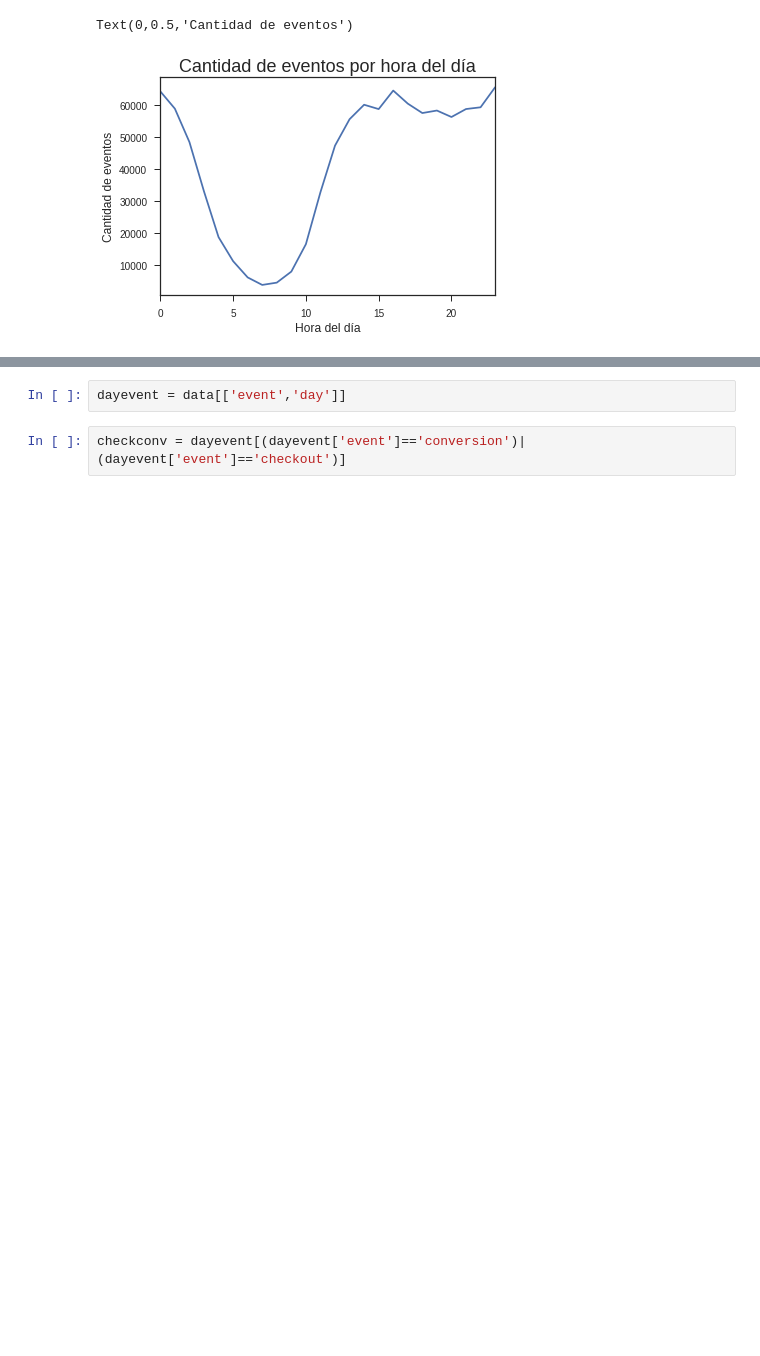
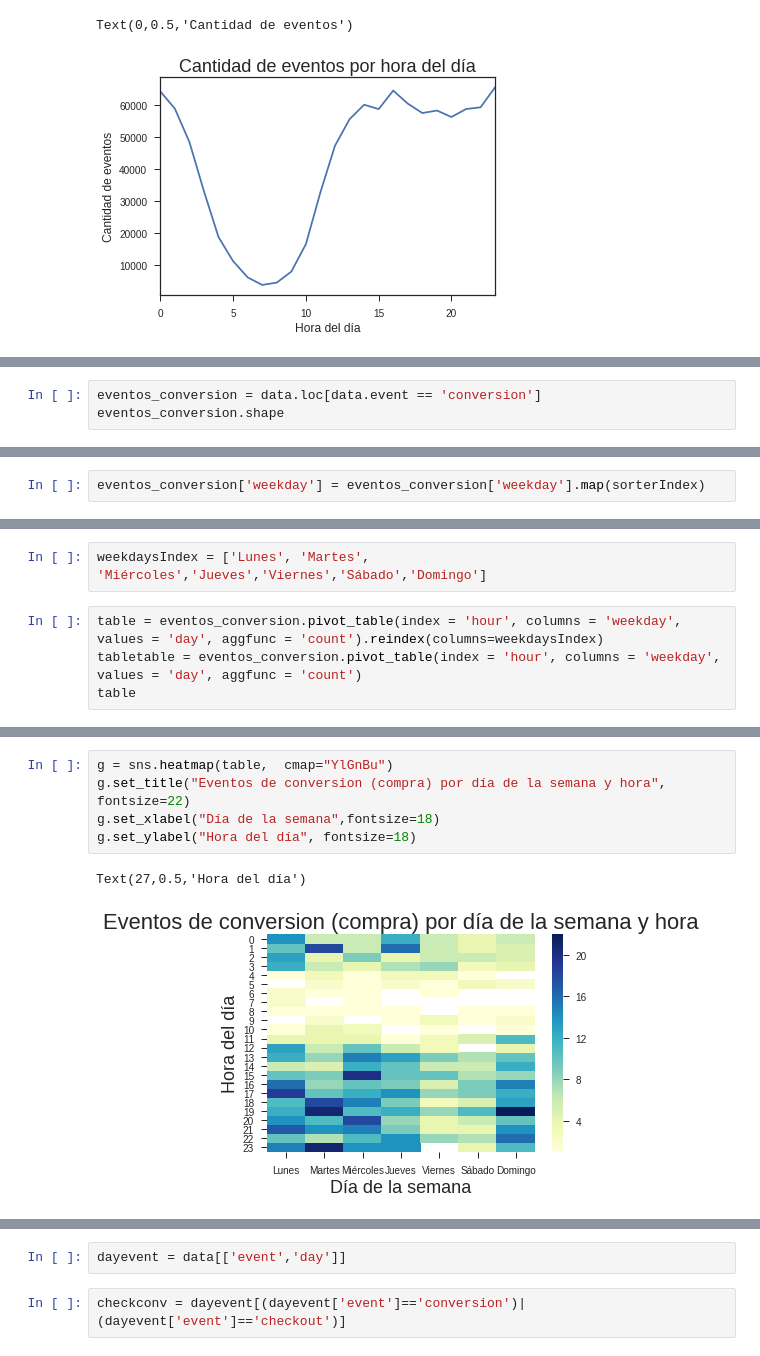
Before and after one commit to rozanecm/7506_OrganizacionDeDatos_TP1, a Jupyter notebook: algunos_graficos.ipynb, the cells around one changed output, grey strips where cells are left out. Drawn from its saved outputs; the diff is of its cells as text; blank space fills up the shorter version.

```diff
--- a/algunos_graficos.ipynb
+++ b/algunos_graficos.ipynb
@@ -116,0 +85,3 @@ Name: event, dtype: int64
+# %%
+eventos_conversion = data.loc[data.event == 'conversion']
+eventos_conversion.shape
@@ -116,0 +92,2 @@ Name: event, dtype: int64
+# %%
+eventos_conversion['weekday'] = eventos_conversion['weekday'].map(sorterIndex)
@@ -116,0 +114,6 @@ Name: event, dtype: int64
+# %%
+weekdaysIndex = ['Lunes', 'Martes', 'Miércoles','Jueves','Viernes','Sábado','Domingo']
+# %%
+table = eventos_conversion.pivot_table(index = 'hour', columns = 'weekday', values = 'day', aggfunc = 'count').reindex(columns=weekdaysIndex)
+tabletable = eventos_conversion.pivot_table(index = 'hour', columns = 'weekday', values = 'day', aggfunc = 'count')
+table
@@ -116,0 +139,8 @@ Name: event, dtype: int64
+# %%
+g = sns.heatmap(table,  cmap="YlGnBu")
+g.set_title("Eventos de conversion (compra) por día de la semana y hora", fontsize=22)
+g.set_xlabel("Día de la semana",fontsize=18)
+g.set_ylabel("Hora del día", fontsize=18)
+# %% [output]
+Text(27,0.5,'Hora del día')
+[figure, added]
```
Also changed, not shown: parts of 28 cells of this notebook.
